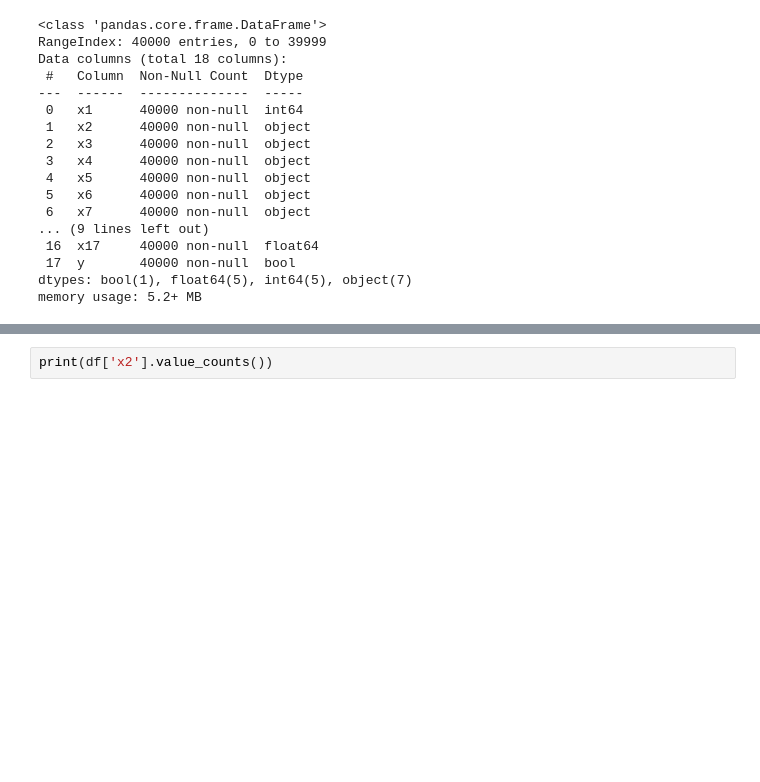
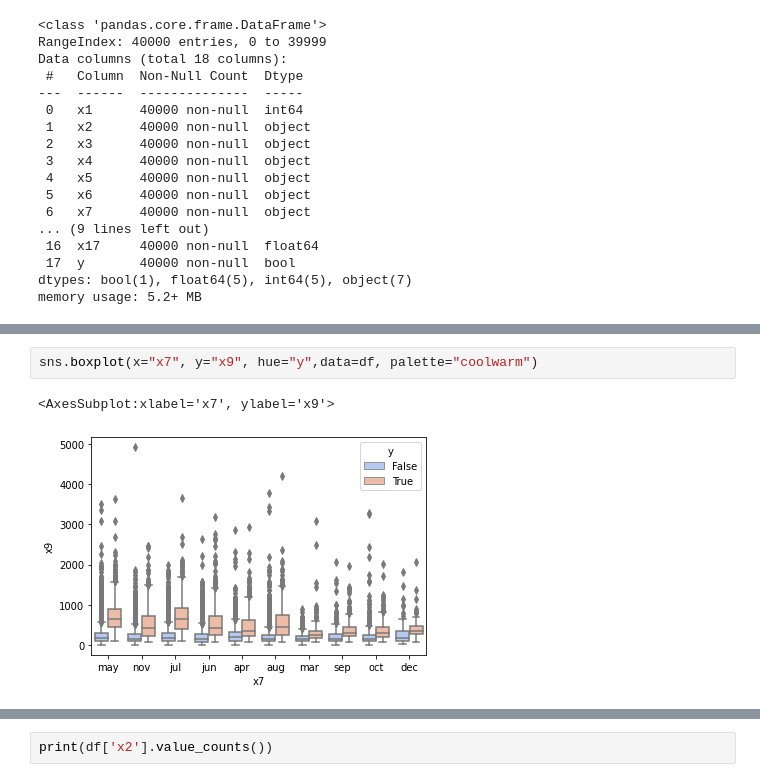
Before and after one commit to chan1992241/Machine_Learning_Practice, a Jupyter notebook: code.ipynb, the cells around one changed output, grey strips where cells are left out. Cells and saved outputs as stored; diff of their text form; blank space fills up the shorter version.

```diff
--- a/code.ipynb
+++ b/code.ipynb
@@ -62,0 +79,5 @@ Before we process the data, we need to know what is the null value inside the da
+# %%
+sns.boxplot(x="x7", y="x9", hue="y",data=df, palette="coolwarm")
+# %% [output]
+<AxesSubplot:xlabel='x7', ylabel='x9'>
+[figure, added]
```
Also changed, not shown: parts of 65 cells of this notebook.
